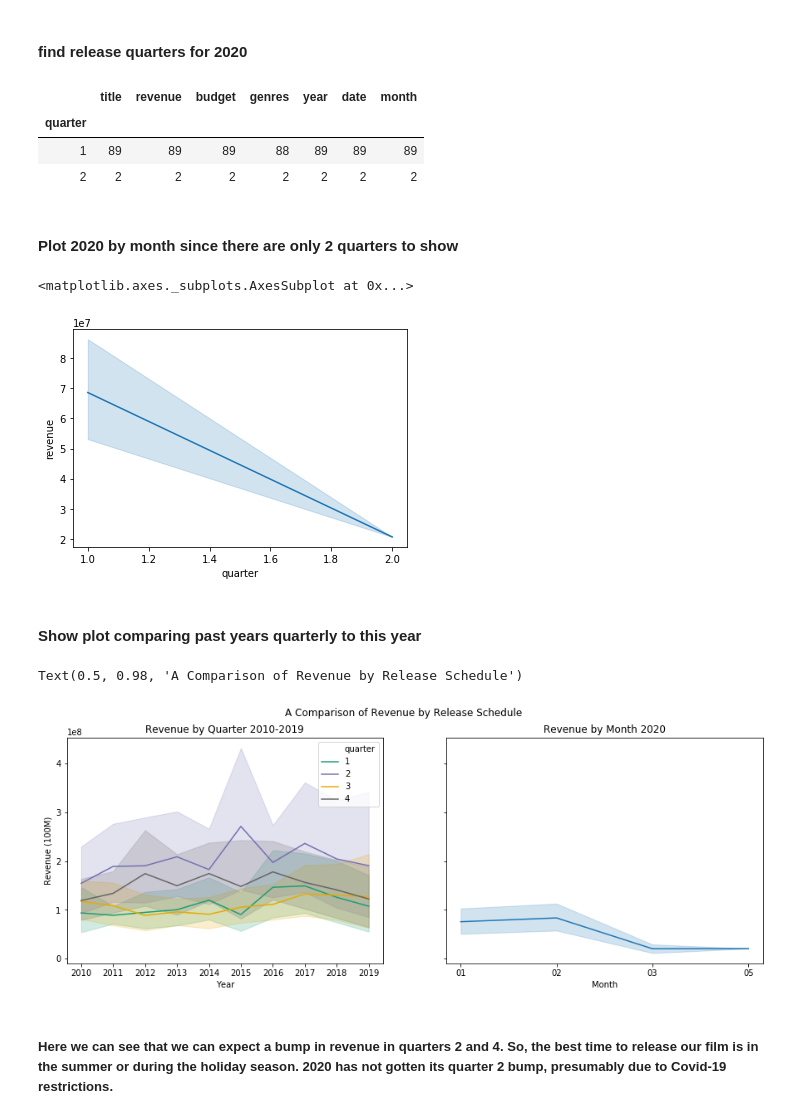
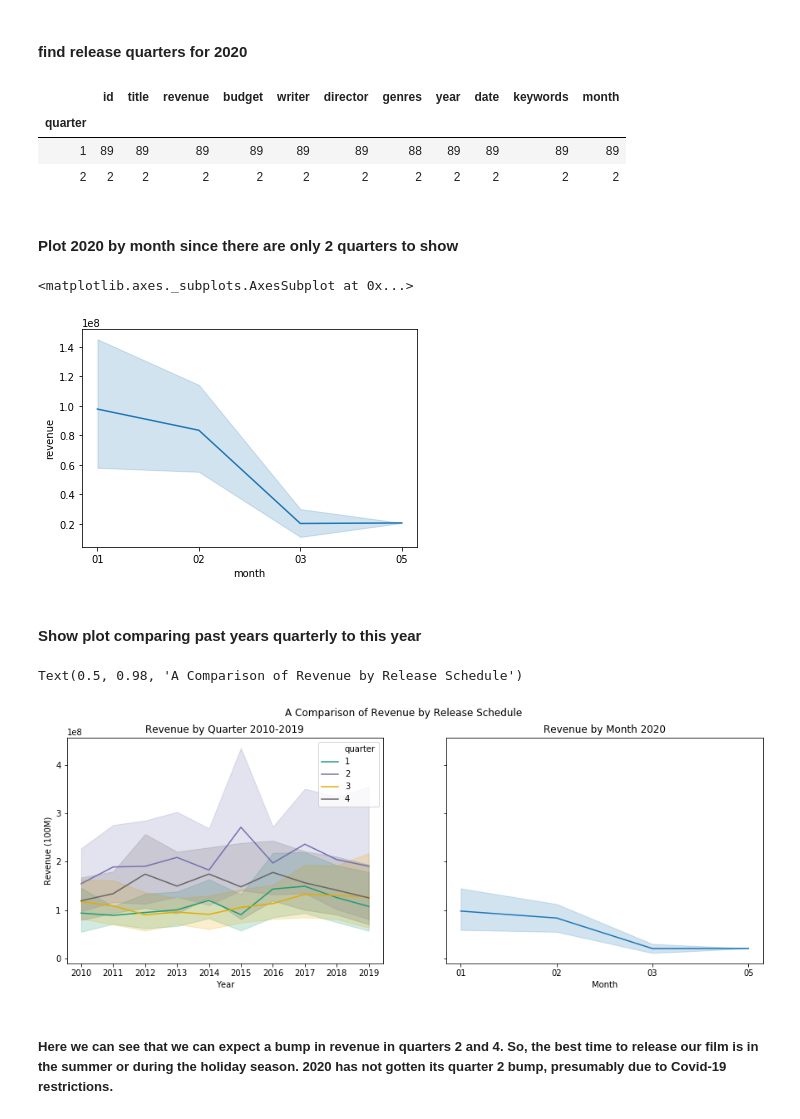
Before and after one commit to katmandoone/Film-Revenue-Analysis_Project, a Jupyter notebook: student.ipynb, the cells around one changed output. Saved outputs shown, nothing was run; the diff lists cells and outputs as text; code cells hidden in the pictures.

```diff
--- a/student.ipynb
+++ b/student.ipynb
@@ -37,6 +37,6 @@ api_key = key["api_key"]
 # %% [markdown]
 #### Building DataFrame
 # %%
-columns = ['title', 'revenue', 'budget', 'genres', 'year', 'date']
+columns = ['id', 'title', 'revenue', 'budget', 'writer', 'director', 'genres', 'year', 'date', 'keywords']
 df = pd.DataFrame(columns=columns)
 years = ['2010', '2011', '2012', '2013', '2014', '2015', '2016', '2017', '2018', '2019']
@@ -45,29 +47,34 @@ years = ['2010', '2011', '2012', '2013', '2014', '2015', '2016', '2017', '2018',
 # %%
 # Loops from 2010 to 2019
+count = 1
 for x in years:
-    print(x)
+    print('**'+x+'**')
     page = 1
     # Grabs first 10 pages from API
     while page <= 10:
         url = 'https://api.themoviedb.org/3/discover/movie?api_key=' + api_key + \
             '&language=en-US&sort_by=revenue.desc&include_adult=false&include_video=false&page=' + \
             str(page) + '&primary_release_year=' + str(x)
-        print(url)
         by_year = requests.get(url)
         year = by_year.json()
-        pages = year['total_pages']
         results = year['results']
         page += 1
         # Pulls information for each film on the current page
         for film in results:
-            print(film['title'])
+            print(str(count)+': '+film['title'])
+            count += 1
             try:
                 film_rev = requests.get('https://api.themoviedb.org/3/movie/' + str(film['id']) +\
-                                        '?api_key=' + api_key + '&language=en-US')
-                film_rev = film_rev.json()
-                details = [film['title'], film_rev['revenue'], film_rev['budget'],\
+                                        '?api_key=' + api_key).json()
+                crew = requests.get('https://api.themoviedb.org/3/movie/' + str(film['id']) +\
+                                    '/credits?api_key=' + api_key).json()
+                keywords = requests.get('https://api.themoviedb.org/3/movie/' +str(film['id']) +\
+                                        '/keywords?api_key=' + api_key).json()
+                details = [str(film['id']), film['title'], film_rev['revenue'], film_rev['budget'],\
+                           [x['name'] for x in crew['crew'] if x['job']=='Screenplay' or (x['job']=='Writer')],\
+                           [x['name'] for x in crew['crew'] if (x['job']=='Director')],\
                            [x['name'] for x in film_rev['genres']], film_rev['release_date'][:4],\
-                           film_rev['release_date'][5:]]
+                           film_rev['release_date'][5:], [x['name'] for x in keywords['keywords']]]
                 df.loc[len(df)]=details
             except:
                 continue
@@ -257,25 +290,31 @@ sns.barplot(orient='h', data=year_19_df, x='revenue', y='genres')
 #### Gathering information specific to 2020
 # %%
 year_20_df = pd.DataFrame(columns=columns)
+count = 1
 page = 1
 while page <= 10:
     url = 'https://api.themoviedb.org/3/discover/movie?api_key=' + api_key + \
       '&language=en-US&sort_by=revenue.desc&include_adult=false&include_video=false' + \
       '&primary_release_year=2020&page=' + str(page)
-    print(url)
     year_2020 = requests.get(url)
     year_2020 = year_2020.json()
     results = year_2020['results']
     page += 1
     for film in results:
-        print(film['title'])
+        print(count + ': ' + film['title'])
+        count += 1
         try:
             film_rev = requests.get('https://api.themoviedb.org/3/movie/' + str(film['id']) +\
-                                    '?api_key=' + api_key + '&language=en-US')
-            film_rev = film_rev.json()
-            details = [film['title'], film_rev['revenue'], film_rev['budget'],\
-                       [x['name'] for x in film_rev['genres']], film_rev['release_date'][:4],\
-                       film_rev['release_date'][5:]]
+                                    '?api_key=' + api_key + '&language=en-US').json()
+            crew = requests.get('https://api.themoviedb.org/3/movie/' + str(film['id']) +
+                                    '/credits?api_key=' + api_key).json()
+            keywords = requests.get('https://api.themoviedb.org/3/movie/' +str(film['id']) +\
+                                    '/keywords?api_key=' + api_key).json()
+            details = [str(film['id']), film['title'], film_rev['revenue'], film_rev['budget'],\
+                           [x['name'] for x in crew['crew'] if x['job']=='Screenplay' or (x['job']=='Writer')],\
+                           [x['name'] for x in crew['crew'] if (x['job']=='Director')],\
+                           [x['name'] for x in film_rev['genres']], film_rev['release_date'][:4],\
+                           film_rev['release_date'][5:], [x['name'] for x in keywords['keywords']]]
             year_20_df.loc[len(year_20_df)]=details
         except:
             continue
@@ -454,17 +609,17 @@ year_20_df['month'] = [[x][0][:2] for x in year_20_df['date']]
 year_20_df['quarter'] = [math.ceil(int(x)/3) for x in year_20_df['month']]
 year_20_df.groupby('quarter').count()
 # %% [output]
-|  | title | revenue | budget | genres | year | date | month |
-| quarter |  |  |  |  |  |  |  |
-| 1 | 89 | 89 | 89 | 88 | 89 | 89 | 89 |
-| 2 | 2 | 2 | 2 | 2 | 2 | 2 | 2 |
+|  | id | title | revenue | budget | writer | director | genres | year | date | keywords | month |
+| quarter |  |  |  |  |  |  |  |  |  |  |  |
+| 1 | 89 | 89 | 89 | 89 | 89 | 89 | 88 | 89 | 89 | 89 | 89 |
+| 2 | 2 | 2 | 2 | 2 | 2 | 2 | 2 | 2 | 2 | 2 | 2 |
 # %% [markdown]
 #### Plot 2020 by month since there are only 2 quarters to show
 # %%
-sns.lineplot(data=year_20_df, x='quarter', y='revenue')
+sns.lineplot(data=year_20_df, x='month', y='revenue')
 # %% [output]
 <matplotlib.axes._subplots.AxesSubplot at 0x...>
-[figure, old version]
+[figure, new version]
 # %% [markdown]
 #### Show plot comparing past years quarterly to this year
 # %%
@@ -479,7 +634,7 @@ axes[1].set_xlabel('Month')
 fig.suptitle("A Comparison of Revenue by Release Schedule")
 # %% [output]
 Text(0.5, 0.98, 'A Comparison of Revenue by Release Schedule')
-[figure, old version]
+[figure, new version]
 # %% [markdown]
 ##### Here we can see that we can expect a bump in revenue in quarters 2 and 4. So, the best time to release our film is in the summer or during the holiday season. 2020 has not gotten its quarter 2 bump, presumably due to Covid-19 restrictions.
 # %% [markdown]
```
Also changed, not shown: parts of 51 cells of this notebook, 1 other file.
